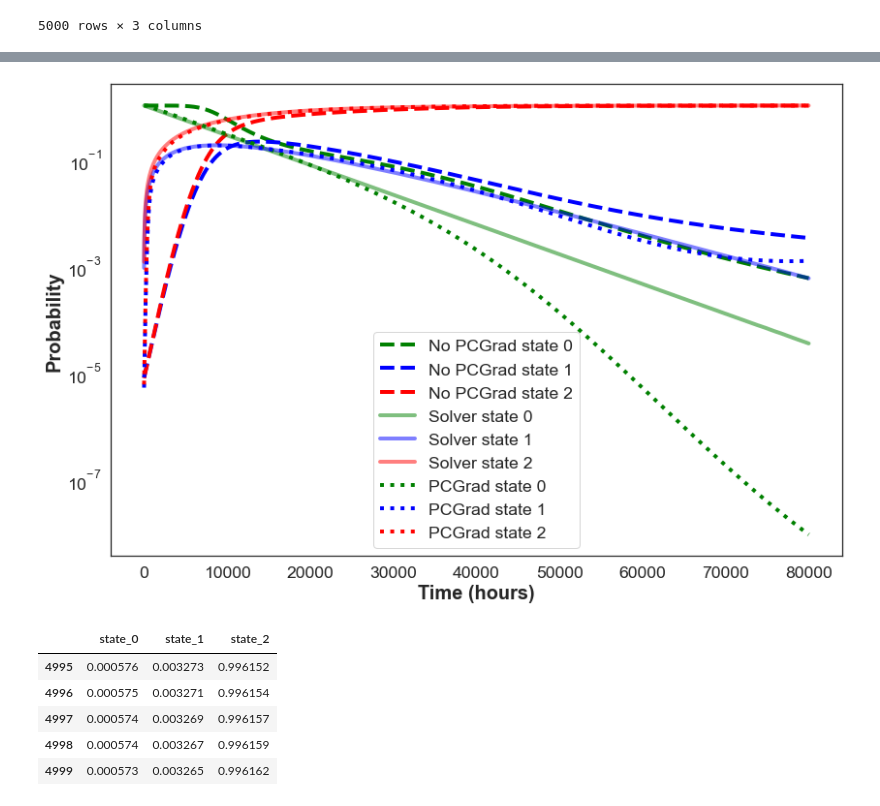
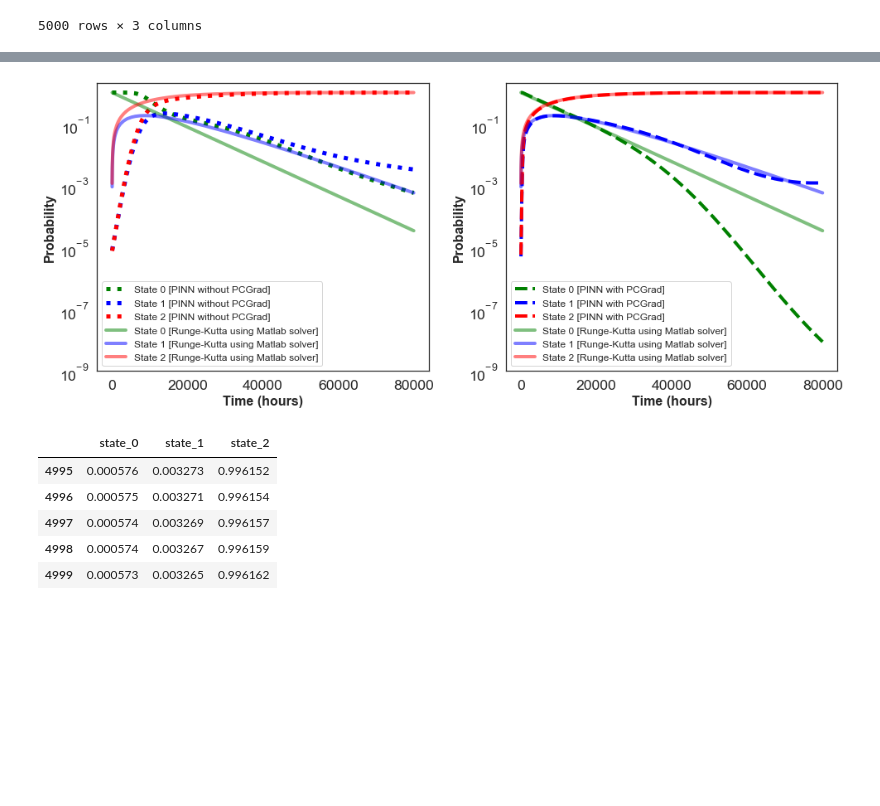
Before and after one commit to zxgcqupt/PINNs4SRA, a Jupyter notebook: small_homogeneous_CTMC/PINN_for_small_homo_CTMC_reliability_analysis.ipynb, the cells around one changed output, grey strips where cells are left out. Drawn from its saved outputs; the diff is of its cells as text; code cells hidden in the pictures; blank space fills up the shorter version.

Commit message:
Refine the PINN scripts.
1. Set seed value for reproducibility
2. Modify figure legends to make it easy to understand.

```diff
--- a/small_homogeneous_CTMC/PINN_for_small_homo_CTMC_reliability_analysis.ipynb
+++ b/small_homogeneous_CTMC/PINN_for_small_homo_CTMC_reliability_analysis.ipynb
@@ -63,7 +63,7 @@ class PINN:
 
         self.model = model
 
-        self.iter = 0
+        self.iter = 1
         self.loss_log = []
         self.weights_log = []
         self.gradients_log = []
@@ -120,6 +120,8 @@ class PINN:
         loss_u, loss_r = loss[0], loss[1:]
         g_u = tape.gradient(loss_u, self.model.trainable_variables)
         g_r = tape.gradient(loss_r, self.model.trainable_variables)
+
+        del tape
 
         return loss, g, g_u, g_r
 
@@ -440,38 +444,61 @@ y_pred_pcgrad_df = pd.DataFrame(y_pred_pcgrad.numpy(), columns = ['state_0', 'st
 # %%
 sns.set_style("white")
+plt.rcParams['legend.fontsize'] = 12
 # %%
-f, ax = plt.subplots(1, 1, figsize=(12, 8))
-
-sns.lineplot(x = x_star.flatten(), y = y_pred[:, 0], label = 'No PCGrad state 0', linewidth = 4, color = 'green',
-             linestyle='--', ax=ax)
-sns.lineplot(x = x_star.flatten(), y = y_pred[:, 1], label = 'No PCGrad state 1', linewidth = 4, color = 'blue',
-             linestyle='--', ax=ax)
-sns.lineplot(x = x_star.flatten(), y = y_pred[:, 2], label = 'No PCGrad state 2', linewidth = 4, color = 'red',
-             linestyle='--', ax=ax)
-
-sns.lineplot(x = x_star.flatten(), y = matlab_solver_solution_df['state_0'], label = 'Solver state 0', color = 'green',
-             alpha=0.5, dashes=True, linewidth = 4, ax=ax)
-sns.lineplot(x = x_star.flatten(), y = matlab_solver_solution_df['state_1'], label = 'Solver state 1', color = 'blue',
-             alpha=0.5, dashes=True, linewidth = 4, ax=ax)
-sns.lineplot(x = x_star.flatten(), y = matlab_solver_solution_df['state_2'], label = 'Solver state 2', color = 'red',
-             alpha=0.5, dashes=True, linewidth = 4, ax=ax)
-
-sns.lineplot(x = x_star.flatten(), y = y_pred_pcgrad[:, 0], label = 'PCGrad state 0', color = 'green', linestyle='dotted',
-             linewidth = 4, ax=ax)
-sns.lineplot(x = x_star.flatten(), y = y_pred_pcgrad[:, 1], label = 'PCGrad state 1', color = 'blue', linestyle='dotted',
-             linewidth = 4, ax=ax)
-sns.lineplot(x = x_star.flatten(), y = y_pred_pcgrad[:, 2], label = 'PCGrad state 2', color = 'red', linestyle='dotted',
-             linewidth = 4, ax=ax)
+f, ax = plt.subplots(1, 2, figsize=(14, 6))
 
 
-ax.set_yscale("log")
-ax.set_xlabel("Time (hours)", fontdict=dict(weight='bold'), fontsize=20)
-ax.set_ylabel("Probability", fontdict=dict(weight='bold'), fontsize=20)
+sns.lineplot(x = x_star.flatten(), y = y_pred[:, 0], label = 'State 0 [PINN without PCGrad]', linewidth = 5, color = 'green',
+             linestyle='dotted', ax=ax[0])
+sns.lineplot(x = x_star.flatten(), y = y_pred[:, 1], label = 'State 1 [PINN without PCGrad]', linewidth = 5, color = 'blue',
+             linestyle='dotted', ax=ax[0])
+sns.lineplot(x = x_star.flatten(), y = y_pred[:, 2], label = 'State 2 [PINN without PCGrad]', linewidth = 5, color = 'red',
+             linestyle='dotted', ax=ax[0])
+
+sns.lineplot(x = x_star.flatten(), y = matlab_solver_solution_df['state_0'],
+             label = 'State 0 [Runge-Kutta using Matlab solver]', color = 'green',
+             alpha=0.5, dashes=True, linewidth = 4, ax=ax[0])
+sns.lineplot(x = x_star.flatten(), y = matlab_solver_solution_df['state_1'],
+             label = 'State 1 [Runge-Kutta using Matlab solver]', color = 'blue',
+             alpha=0.5, dashes=True, linewidth = 4, ax=ax[0])
+sns.lineplot(x = x_star.flatten(), y = matlab_solver_solution_df['state_2'],
+             label = 'State 2 [Runge-Kutta using Matlab solver]', color = 'red',
+             alpha=0.5, dashes=True, linewidth = 4, ax=ax[0])
+
+ax[0].set_yscale("log")
+ax[0].set_ylim([1e-9, 2])
+ax[0].set_xlabel("Time (hours)", fontdict=dict(weight='bold'), fontsize=16)
+ax[0].set_ylabel("Probability", fontdict=dict(weight='bold'), fontsize=16)
+
+
+
+sns.lineplot(x = x_star.flatten(), y = y_pred_pcgrad[:, 0], label = 'State 0 [PINN with PCGrad]',
+             color = 'green', linestyle='--', linewidth = 4, ax=ax[1])
+sns.lineplot(x = x_star.flatten(), y = y_pred_pcgrad[:, 1], label = 'State 1 [PINN with PCGrad]',
+             color = 'blue', linestyle='--', linewidth = 4, ax=ax[1])
+sns.lineplot(x = x_star.flatten(), y = y_pred_pcgrad[:, 2], label = 'State 2 [PINN with PCGrad]',
+             color = 'red', linestyle='--', linewidth = 4, ax=ax[1])
+
+sns.lineplot(x = x_star.flatten(), y = matlab_solver_solution_df['state_0'],
+             label = 'State 0 [Runge-Kutta using Matlab solver]', color = 'green',
+             alpha=0.5, dashes=True, linewidth = 4, ax=ax[1])
+sns.lineplot(x = x_star.flatten(), y = matlab_solver_solution_df['state_1'],
+             label = 'State 1 [Runge-Kutta using Matlab solver]', color = 'blue',
+             alpha=0.5, dashes=True, linewidth = 4, ax=ax[1])
+sns.lineplot(x = x_star.flatten(), y = matlab_solver_solution_df['state_2'],
+             label = 'State 2 [Runge-Kutta using Matlab solver]', color = 'red',
+             alpha=0.5, dashes=True, linewidth = 4, ax=ax[1])
+
+ax[1].set_yscale("log")
+ax[1].set_ylim([1e-9, 2])
+ax[1].set_xlabel("Time (hours)", fontdict=dict(weight='bold'), fontsize=16)
+ax[1].set_ylabel("Probability", fontdict=dict(weight='bold'), fontsize=16)
+
 
 plt.tight_layout()
 plt.savefig("comparison_small_homo.pdf")
 # %% [output]
-[figure, old version]
+[figure, new version]
 # %%
 y_pred_df.tail()
 # %% [output]
```
Also changed, not shown: parts of 6 cells of this notebook, 11 other files.
